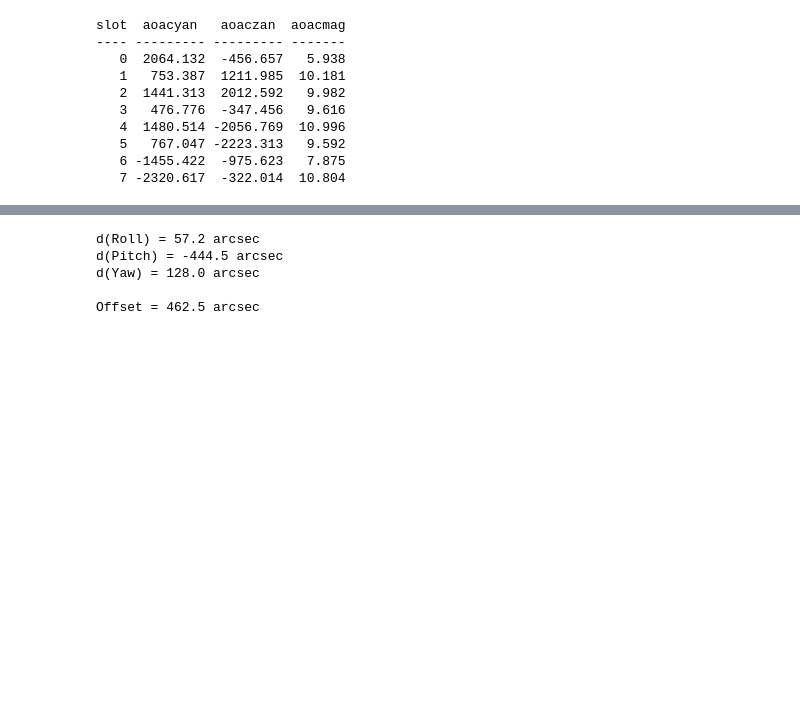
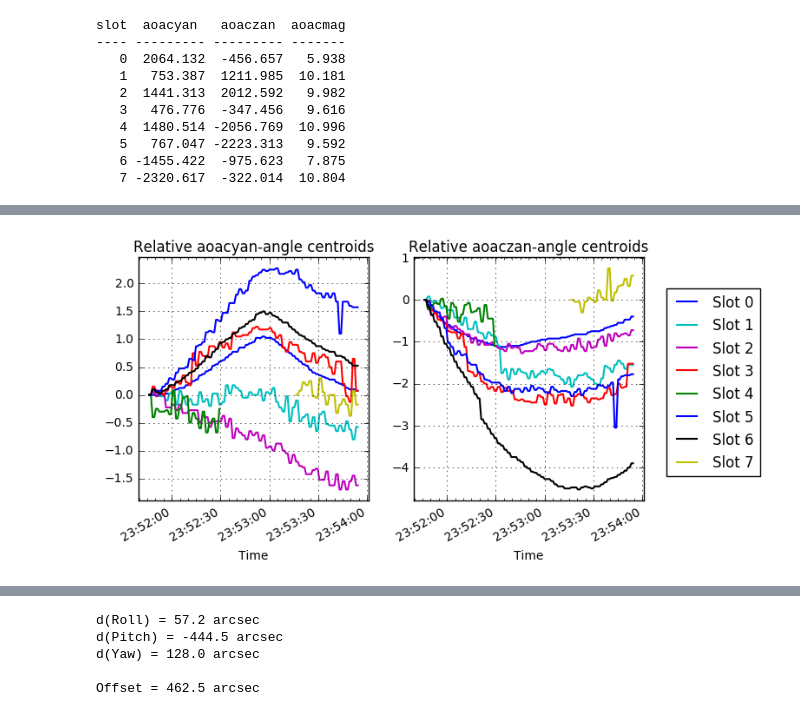
Before and after one commit to malgosias/nsm_2017_066, a Jupyter notebook: nsm_2017_066.ipynb, the cells around one changed output, grey strips where cells are left out. Saved outputs shown, nothing was run; the diff lists cells and outputs as text; code cells hidden in the pictures; blank space fills up the shorter version.

Commit message:
Updated offset computations before the maneuver

```diff
--- a/nsm_2017_066.ipynb
+++ b/nsm_2017_066.ipynb
@@ -266,14 +318,0 @@ times.append([start_av + 95, stop_av])
-# %%
-rows = []
-row = {}
-
-for idx, msid in enumerate(msids_star):
-    # Average mag, yan, zan
-    t1, t2 = times[idx // 3]
-    times_mean = (telem[msid].times > t1) & (telem[msid].times < t2)
-    average = telem[msid].vals[times_mean].mean()
-    row[msid[:-1]] = average
-    if np.mod(idx, 3) == 2:
-        row['slot'] = idx // 3
-        rows.append(row)
-        row = {}
@@ -320 +319,15 @@ Gray: Maneuvers
+# %%
+# Add telemetry at the time just before the maneuver
+ok = (np.abs(telem['aoacmag0'].times - obc_sol['time'][-1])).argmin()
+
+vals = []
+keys = ['aoacyan', 'aoaczan', 'aoacmag']
+for slot in range(8):
+    msids = [key + '{}'.format(slot) for key in keys]
+    for msid in msids:
+        vals.append(telem[msid].vals[ok])
+vals = np.array(vals).reshape(3, 8, order='F')
+for idx, key in enumerate(keys):
+    t[key + '_last'] = vals[idx]
+    t[key + '_last'].format = '%.3f'
 # %%
@@ -332,0 +360,14 @@ slot  aoacyan   aoaczan  aoacmag
+# %%
+plt.figure(figsize=(7.5, 4))
+
+colors = 'bcmrgbky'
+
+for idx, coord in enumerate('yz'):
+    plt.subplot(1, 2, idx + 1)
+    coord = 'aoac{}an'.format(coord)
+    relative_centroids(range(8), coord, colors,
+                   'Relative {}-angle centroids'.format(coord))
+
+plt.legend(loc=(1.1, 0.1));
+# %% [output]
+[figure, added]
```
Also changed, not shown: parts of 50 cells of this notebook, 2 other files.
